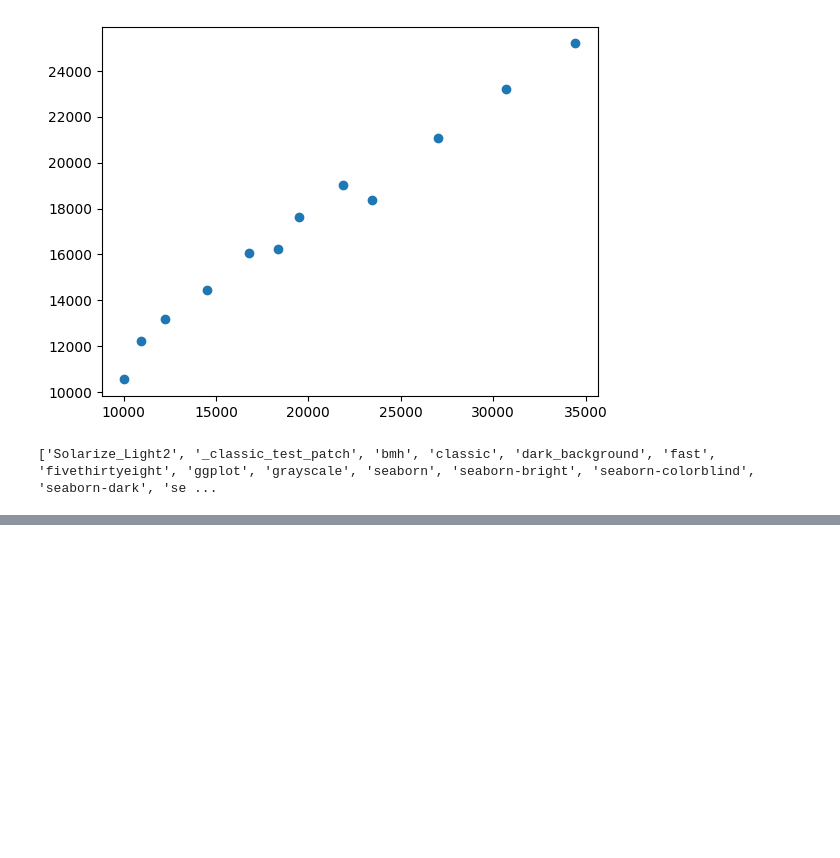
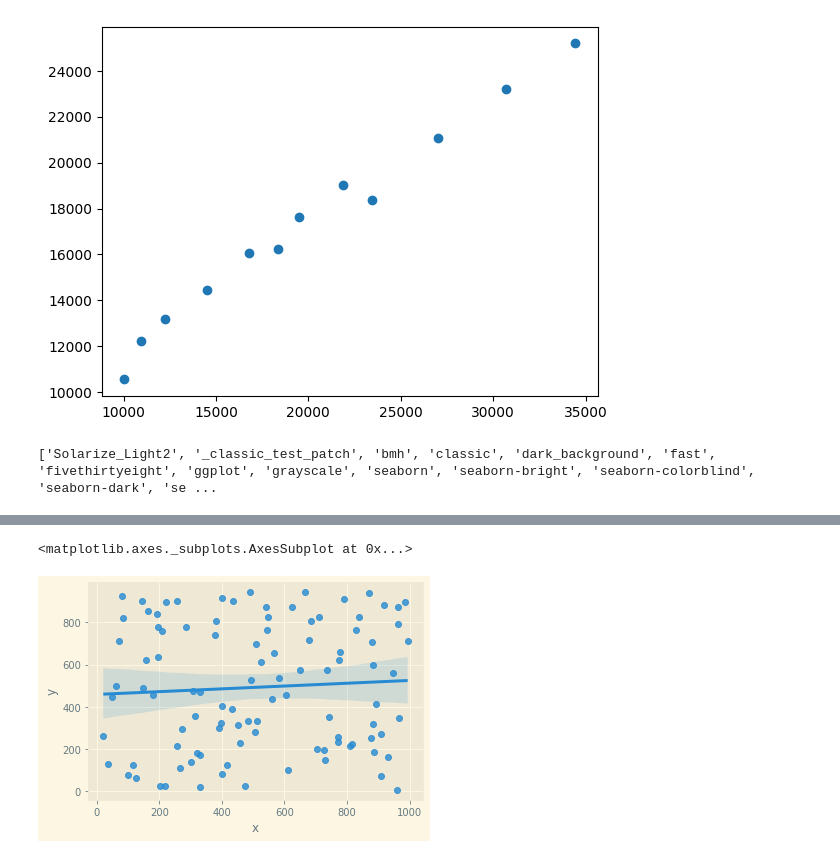
Before and after one commit to dyea21/practcomp, a Jupyter notebook: PracComp2022.ipynb, the cells around one changed output, grey strips where cells are left out. Saved outputs shown, nothing was run; the diff lists cells and outputs as text; code cells hidden in the pictures; blank space fills up the shorter version.

```diff
--- a/PracComp2022.ipynb
+++ b/PracComp2022.ipynb
@@ -602,0 +669,5 @@ print(plt.style.available)
+# %%
+sns.regplot('x','y', data=rand_df) #regression line
+# %% [output]
+<matplotlib.axes._subplots.AxesSubplot at 0x...>
+[figure, added]
```
Also changed, not shown: parts of 75 cells of this notebook.
